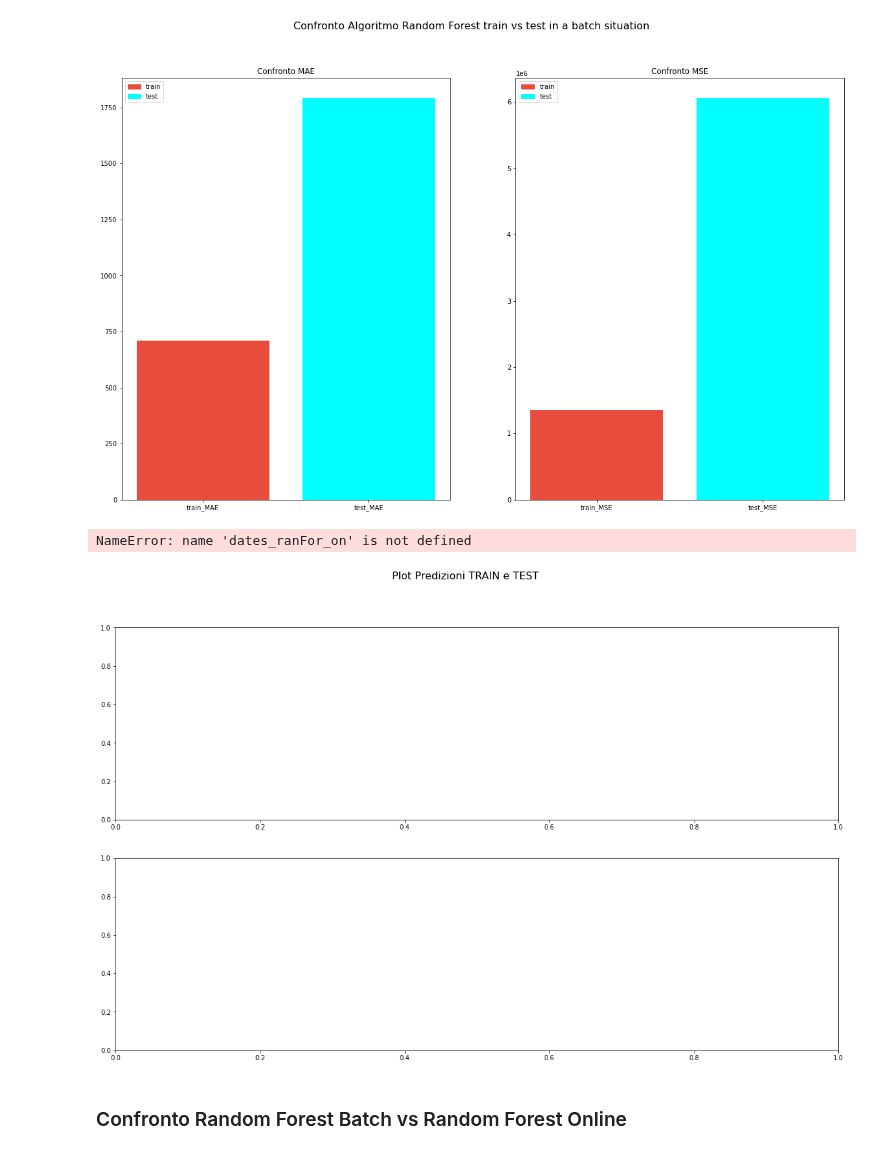
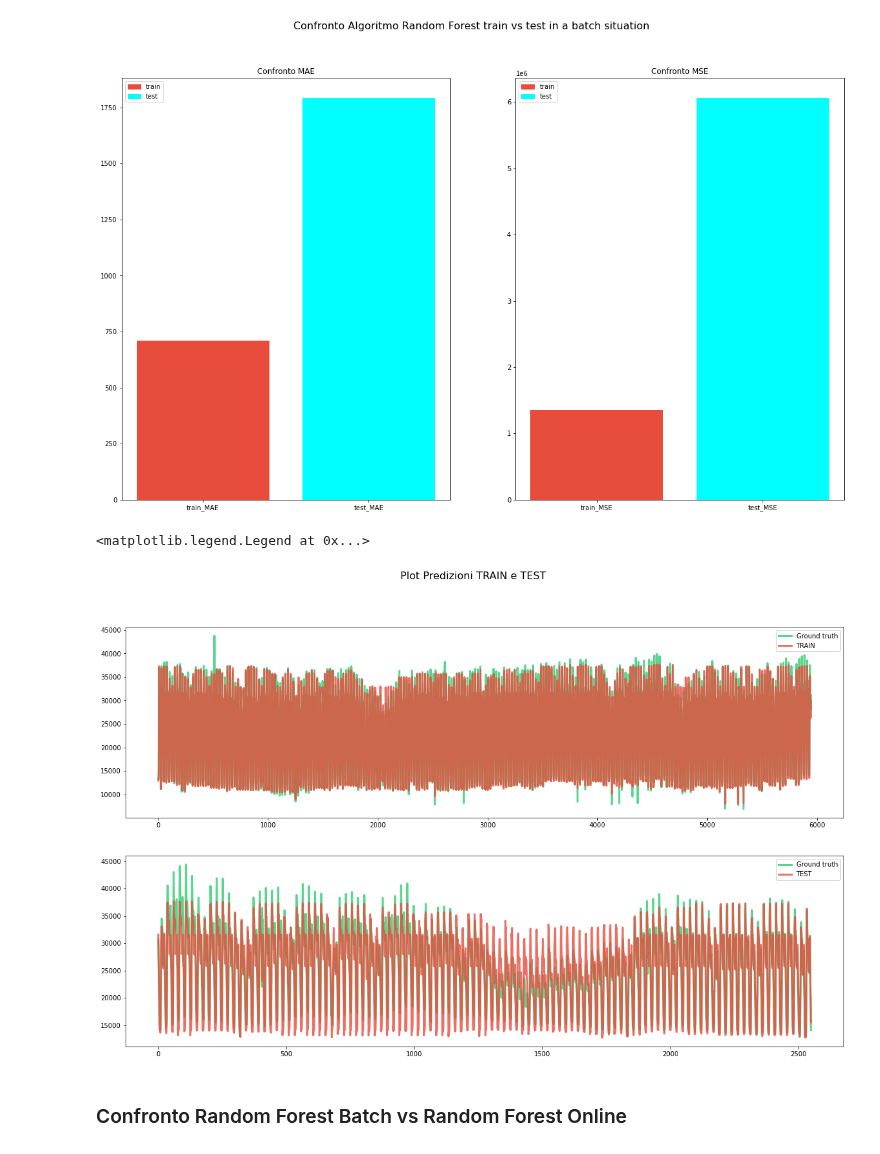
Before and after one commit to giodefa96/Script_Tesi_new, a Jupyter notebook: Risultati Finali/WaterVolumePrediction.ipynb, the cells around one changed output. Saved outputs shown, nothing was run; the diff lists cells and outputs as text; code cells hidden in the pictures.

Commit message:
Risolto alcuni problemi sui plot

```diff
--- a/Risultati Finali/WaterVolumePrediction.ipynb
+++ b/Risultati Finali/WaterVolumePrediction.ipynb
@@ -297,8 +377,0 @@ Execution time: 0.3421034812927246 seconds
-# %%
-prediction_mlp = list()
-prediction_mlp.append(X_train_mlp[-1])
-for i in range(0,1000):
-       single_prediction_mlp = regr_mlp.predict(prediction_mlp[i].reshape(-1,1))
-       prediction_mlp.append(single_prediction_mlp)
-
-plt.plot(prediction_mlp)
@@ -908,17 +974,17 @@ ax2.legend(handles=[red_patch, cyan_patch])
 # %%
 # Plot the results
 fig, (ax1,ax2) = plt.subplots(2,1,figsize=(20, 12))
 fig.suptitle('Plot Predizioni TRAIN e TEST',  fontsize=16)
 ax.grid(alpha=0.75)
-ax1.plot(dates_ranFor_on[0:5946], Y_train_RF, lw=3, color='#2ecc71', alpha=0.8, label='Ground truth')
-ax2.plot(dates_ml_online[5947::], Y_test_RF, lw=3, color='#2ecc71', alpha=0.8, label='Ground truth')
-ax1.plot(dates_ranFor_on[0:5946], regr_random_forest.predict(X_train_RF), lw=3, color='#e74c3c', alpha=0.8, label='TRAIN')
-ax2.plot(dates_ml_online[5947::], regr_random_forest.predict(X_test_RF), lw=3, color='#e74c3c', alpha=0.8, label='TEST')
+ax1.plot( Y_train_RF, lw=3, color='#2ecc71', alpha=0.8, label='Ground truth')
+ax2.plot( Y_test_RF, lw=3, color='#2ecc71', alpha=0.8, label='Ground truth')
+ax1.plot( regr_random_forest.predict(X_train_RF), lw=3, color='#e74c3c', alpha=0.8, label='TRAIN')
+ax2.plot( regr_random_forest.predict(X_test_RF), lw=3, color='#e74c3c', alpha=0.8, label='TEST')
 ax1.legend()
 ax2.legend()
 # %% [output]
-NameError: name 'dates_ranFor_on' is not defined
+<matplotlib.legend.Legend at 0x...>
-[figure, old version]
+[figure, new version]
 # %% [markdown]
 ### Confronto Random Forest Batch vs Random Forest Online
 # %%
```
Also changed, not shown: parts of 22 cells of this notebook.
